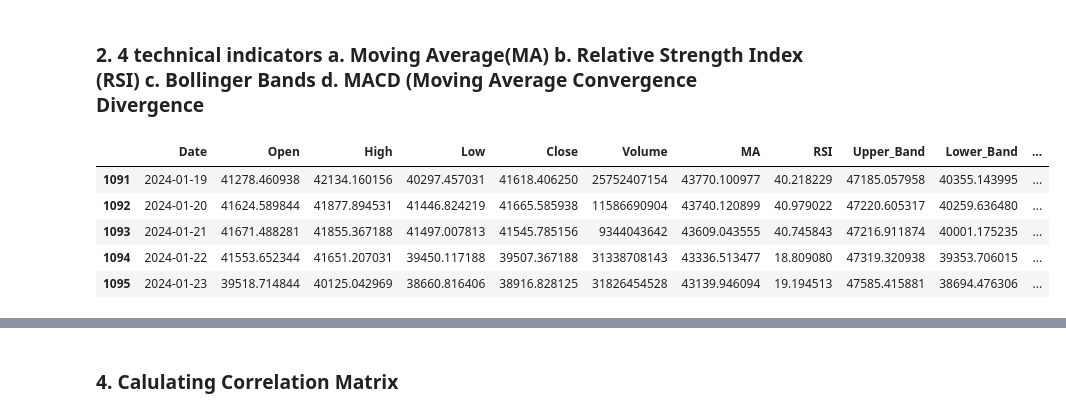
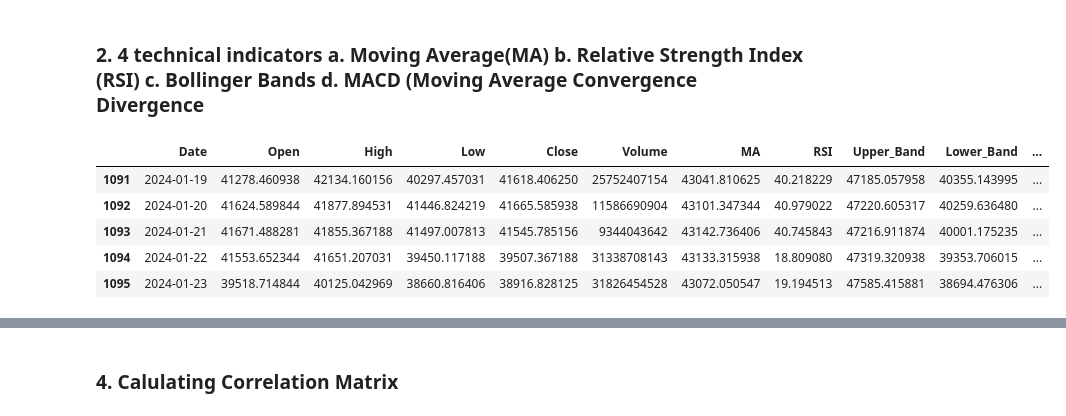
Before and after one commit to MitulVashista/Stock-Price-Prediction, a Jupyter notebook: btc.ipynb, the cells around one changed output, grey strips where cells are left out. Cells and saved outputs as stored; diff of their text form; code cells hidden in the pictures.

```diff
--- a/btc.ipynb
+++ b/btc.ipynb
@@ -140,39 +140,42 @@ def calculate_bollinger_bands(data, window=20):
 
     return upper_band, lower_band
 
 # Function to calculate Moving Average Convergence Divergence (MACD)
 def calculate_macd(data, short_window=12, long_window=26, signal_window=9):
     short_ema = data['Close'].ewm(span=short_window, adjust=False).mean()
     long_ema = data['Close'].ewm(span=long_window, adjust=False).mean()
 
     macd = short_ema - long_ema
     signal_line = macd.ewm(span=signal_window, adjust=False).mean()
 
     return macd, signal_line
 
 # Add calculated indicators to the DataFrame
-df['MA'] = calculate_ma(df, window=20)
+df['MA'] = calculate_ma(df, window=50)
 df['RSI'] = calculate_rsi(df)
 df['Upper_Band'], df['Lower_Band'] = calculate_bollinger_bands(df)
 df['MACD'], df['Signal_Line'] = calculate_macd(df)
+# squeeze close price in range 0-1 based on upper and lower band values
+df['b_Indicator'] = np.abs(df['Close'] - df['Lower_Band']) / (df['Upper_Band'] - df['Lower_Band'])
 
 #handle nan with avg
 df['MA'].fillna(df['MA'].mean(), inplace=True)
 df['RSI'].fillna(df['RSI'].mean(), inplace=True)
 df['Upper_Band'].fillna(df['Upper_Band'].mean(), inplace=True)
 df['Lower_Band'].fillna(df['Lower_Band'].mean(), inplace=True)
 df['MACD'].fillna(df['MACD'].mean(), inplace=True)
 df['Signal_Line'].fillna(df['Signal_Line'].mean(), inplace=True)
+df['b_Indicator'].fillna(df['b_Indicator'].mean(), inplace=True)
 
 # Print the updated DataFrame
 df.tail()
 # %% [output]
 |  | Date | Open | High | Low | Close | Volume | MA | RSI | Upper_Band | Lower_Band | ... |
-| 1091 | 2024-01-19 | 41278.460938 | 42134.160156 | 40297.457031 | 41618.406250 | 25752407154 | 43770.100977 | 40.218229 | 47185.057958 | 40355.143995 | ... |
-| 1092 | 2024-01-20 | 41624.589844 | 41877.894531 | 41446.824219 | 41665.585938 | 11586690904 | 43740.120899 | 40.979022 | 47220.605317 | 40259.636480 | ... |
-| 1093 | 2024-01-21 | 41671.488281 | 41855.367188 | 41497.007813 | 41545.785156 | 9344043642 | 43609.043555 | 40.745843 | 47216.911874 | 40001.175235 | ... |
-| 1094 | 2024-01-22 | 41553.652344 | 41651.207031 | 39450.117188 | 39507.367188 | 31338708143 | 43336.513477 | 18.809080 | 47319.320938 | 39353.706015 | ... |
-| 1095 | 2024-01-23 | 39518.714844 | 40125.042969 | 38660.816406 | 38916.828125 | 31826454528 | 43139.946094 | 19.194513 | 47585.415881 | 38694.476306 | ... |
+| 1091 | 2024-01-19 | 41278.460938 | 42134.160156 | 40297.457031 | 41618.406250 | 25752407154 | 43041.810625 | 40.218229 | 47185.057958 | 40355.143995 | ... |
+| 1092 | 2024-01-20 | 41624.589844 | 41877.894531 | 41446.824219 | 41665.585938 | 11586690904 | 43101.347344 | 40.979022 | 47220.605317 | 40259.636480 | ... |
+| 1093 | 2024-01-21 | 41671.488281 | 41855.367188 | 41497.007813 | 41545.785156 | 9344043642 | 43142.736406 | 40.745843 | 47216.911874 | 40001.175235 | ... |
+| 1094 | 2024-01-22 | 41553.652344 | 41651.207031 | 39450.117188 | 39507.367188 | 31338708143 | 43133.315938 | 18.809080 | 47319.320938 | 39353.706015 | ... |
+| 1095 | 2024-01-23 | 39518.714844 | 40125.042969 | 38660.816406 | 38916.828125 | 31826454528 | 43072.050547 | 19.194513 | 47585.415881 | 38694.476306 | ... |
 # %%
 plt.figure(figsize=(15,5))
 plt.plot(df['Close'])
```
Also changed, not shown: parts of 12 cells of this notebook.
